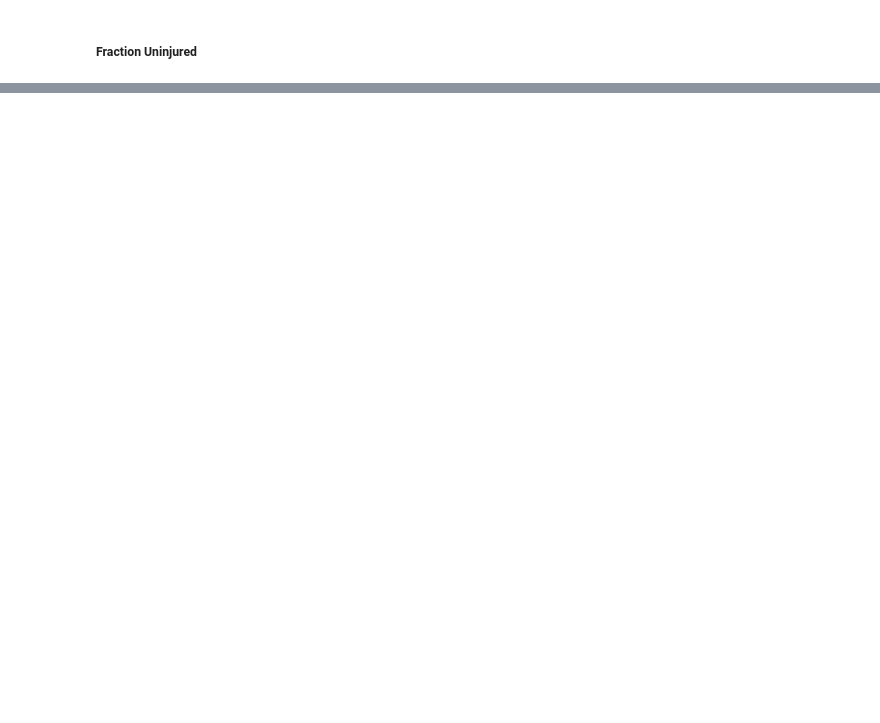
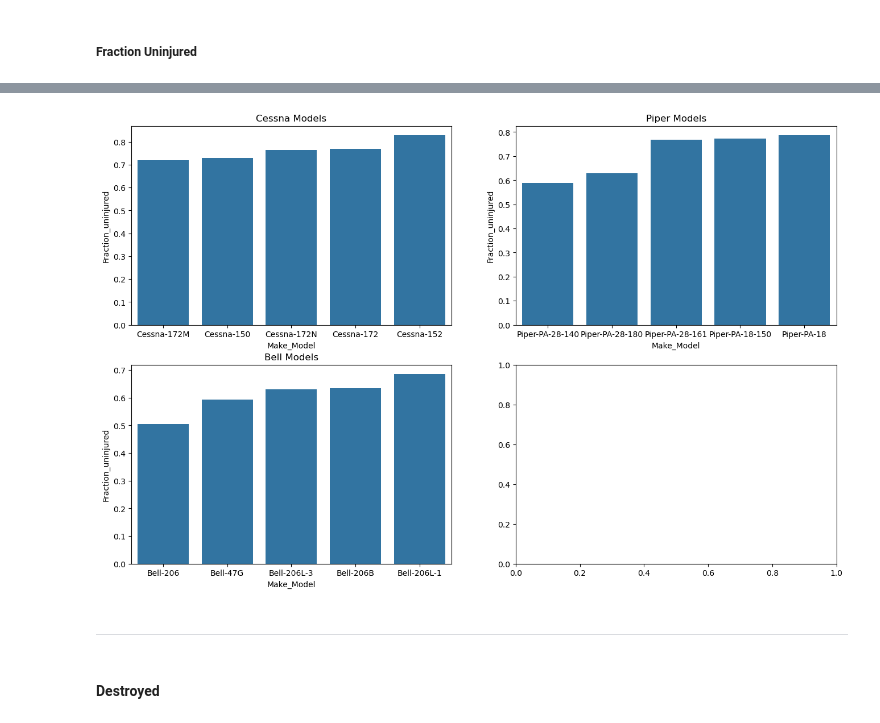
Before and after one commit to jgoett2/Phase1-Airplane-Zach-Jeff, a Jupyter notebook: Analysis.ipynb, the cells around one changed output, grey strips where cells are left out. Drawn from its saved outputs; the diff is of its cells as text; code cells hidden in the pictures; blank space fills up the shorter version.

Commit message:
Update to Analysis, new images

```diff
--- a/Analysis.ipynb
+++ b/Analysis.ipynb
@@ -340,0 +340,2 @@ scd.hi(df, 'Bell', 'Fraction_uninjured', ax[1][0])
+# %%
+dfS = df[df['Aircraft.damage'] == 'Substantial']
@@ -340,0 +352,14 @@ scd.hi(df, 'Bell', 'Fraction_uninjured', ax[1][0])
+# %%
+fig, ax = plt.subplots(2,2, figsize = (16,10))
+
+scd.hi(dfS, 'Cessna', 'Fraction_uninjured', ax[0][0])
+scd.hi(dfS, 'Piper', 'Fraction_uninjured', ax[0][1])
+scd.hi(dfS, 'Bell', 'Fraction_uninjured', ax[1][0])
+
+fig.savefig("Images/ModelUninjuredSubstatial")
+# %% [output]
+[figure, added]
+# %% [markdown]
+------------------------------
+# %% [markdown]
+#### Destroyed
```
Also changed, not shown: parts of 12 cells of this notebook, 14 other files.
